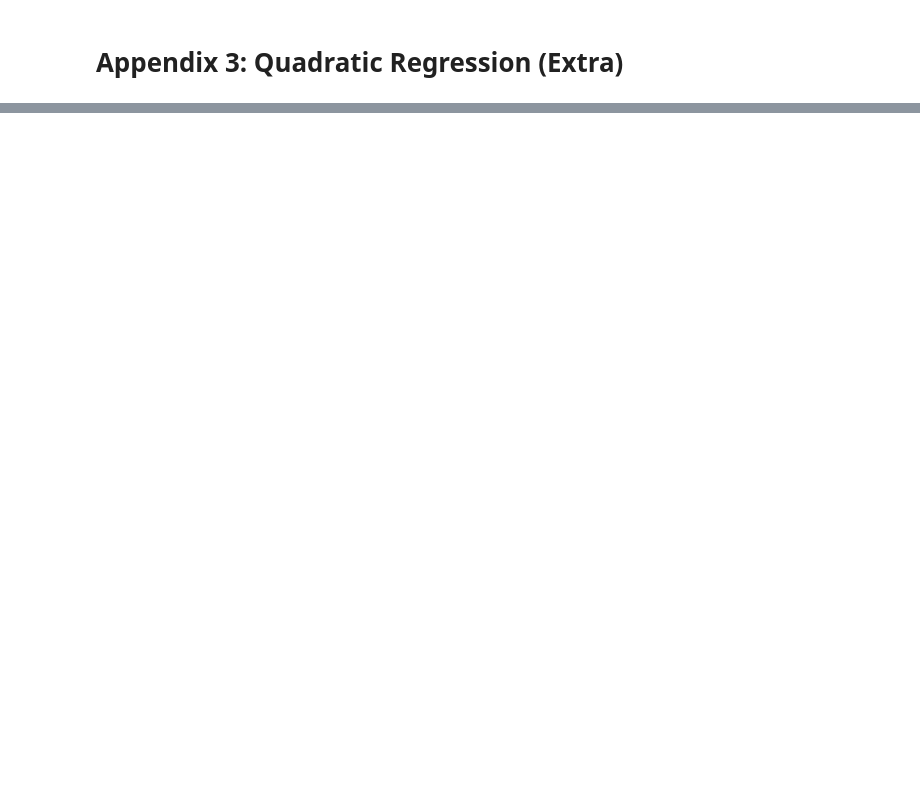
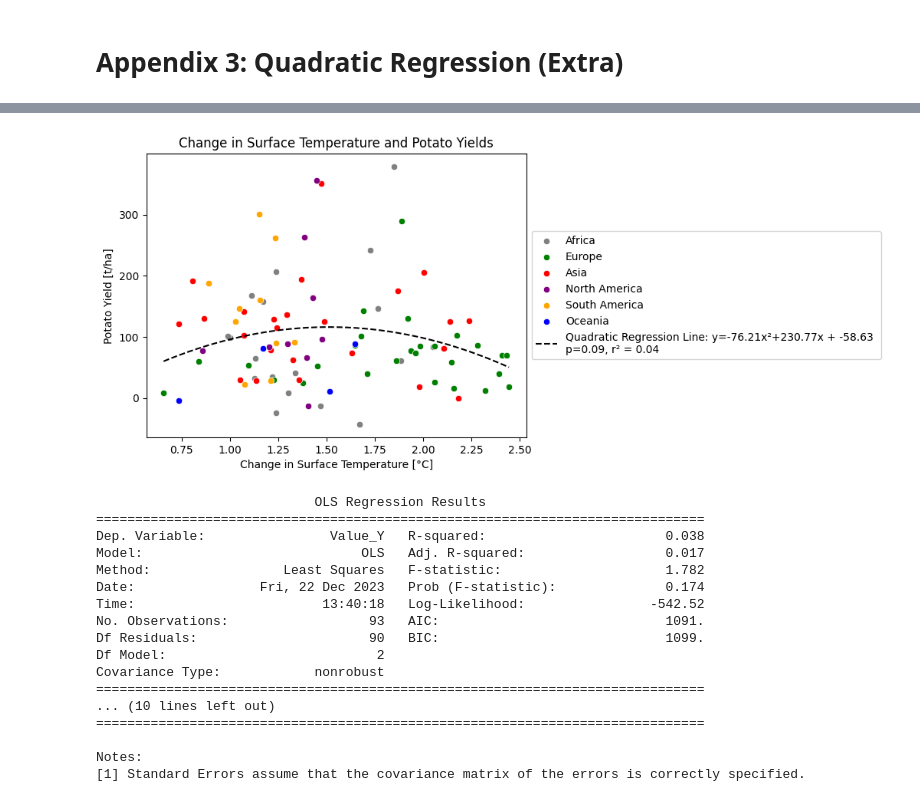
Before and after one commit to RebeccaKessler/Otter_Group_Project, a Jupyter notebook: Appendix.ipynb, the cells around one changed output, grey strips where cells are left out. Cells and saved outputs as stored; diff of their text form; code cells hidden in the pictures; blank space fills up the shorter version.

```diff
--- a/Appendix.ipynb
+++ b/Appendix.ipynb
@@ -1095,3 +1076,58 @@ Notes:
 [1] Standard Errors assume that the covariance matrix of the errors is correctly specified.
 [2] The condition number is large, 4.89e+04. This might indicate that there are
 strong multicollinearity or other numerical problems.
+# %%
+# Quad, cross-section regression without outliers (no controls)
+for continent_list, continent_name in [(Africa, 'Africa'), (Europe, 'Europe'), (NA, 'North America'), (SA, 'South America'), (Asia, 'Asia'), (Oceania, 'Oceania')]:
+    df_cross.loc[df_cross['Area'].isin(continent_list), 'continent'] = continent_name
+
+continent_colors = {
+    "Africa": "grey",
+    "Europe": "green",
+    "Asia": "red",
+    "North America": "purple",
+    "South America": "orange",
+    "Oceania": "blue",
+}
+
+for continent, color in continent_colors.items():
+    subset = df_cross[df_cross["continent"] == continent]
+    sns.scatterplot(x=subset["Value_T"], y=subset["Value_Y"], label=continent, color=color)
+
+df_cross['Value_T_2'] = df_cross['Value_T'] * df_cross['Value_T']
+
+model_cross_section = sm.OLS.from_formula('Value_Y ~ Value_T + Value_T_2', df_cross).fit()
+
+x_vals = np.linspace(df_cross['Value_T'].min(), df_cross['Value_T'].max(), 10000)
+x_vals_2 = x_vals * x_vals
+y_vals = model_cross_section.params[0] + model_cross_section.params[1] * x_vals + model_cross_section.params[2] * x_vals_2
+
+line = f'Quadratic Regression Line: y={model_cross_section.params[2]:.2f}x²+{model_cross_section.params[1]:.2f}x + {model_cross_section.params[0]:.2f} \np={model_cross_section.pvalues[1]:.2f}, r² = {model_cross_section.rsquared:.2f}'
+
+plt.plot(x_vals, y_vals, '--', color="k", label=line)
+plt.xlabel('Change in Surface Temperature [°C]')
+plt.ylabel('Potato Yield [t/ha]')
+plt.title('Change in Surface Temperature and Potato Yields')
+plt.legend(loc='center left', bbox_to_anchor=(1, 0.5))
+plt.show()
+
+print(model_cross_section.summary())
+# %% [output]
+[figure, added]
+                            OLS Regression Results
+==============================================================================
+Dep. Variable:                Value_Y   R-squared:                       0.038
+Model:                            OLS   Adj. R-squared:                  0.017
+Method:                 Least Squares   F-statistic:                     1.782
+Date:                Fri, 22 Dec 2023   Prob (F-statistic):              0.174
+Time:                        13:40:18   Log-Likelihood:                -542.52
+No. Observations:                  93   AIC:                             1091.
+Df Residuals:                      90   BIC:                             1099.
+Df Model:                           2
+Covariance Type:            nonrobust
+==============================================================================
+... (10 lines left out)
+==============================================================================
+
+Notes:
+[1] Standard Errors assume that the covariance matrix of the errors is correctly specified.
```
Also changed, not shown: parts of 22 cells of this notebook.
